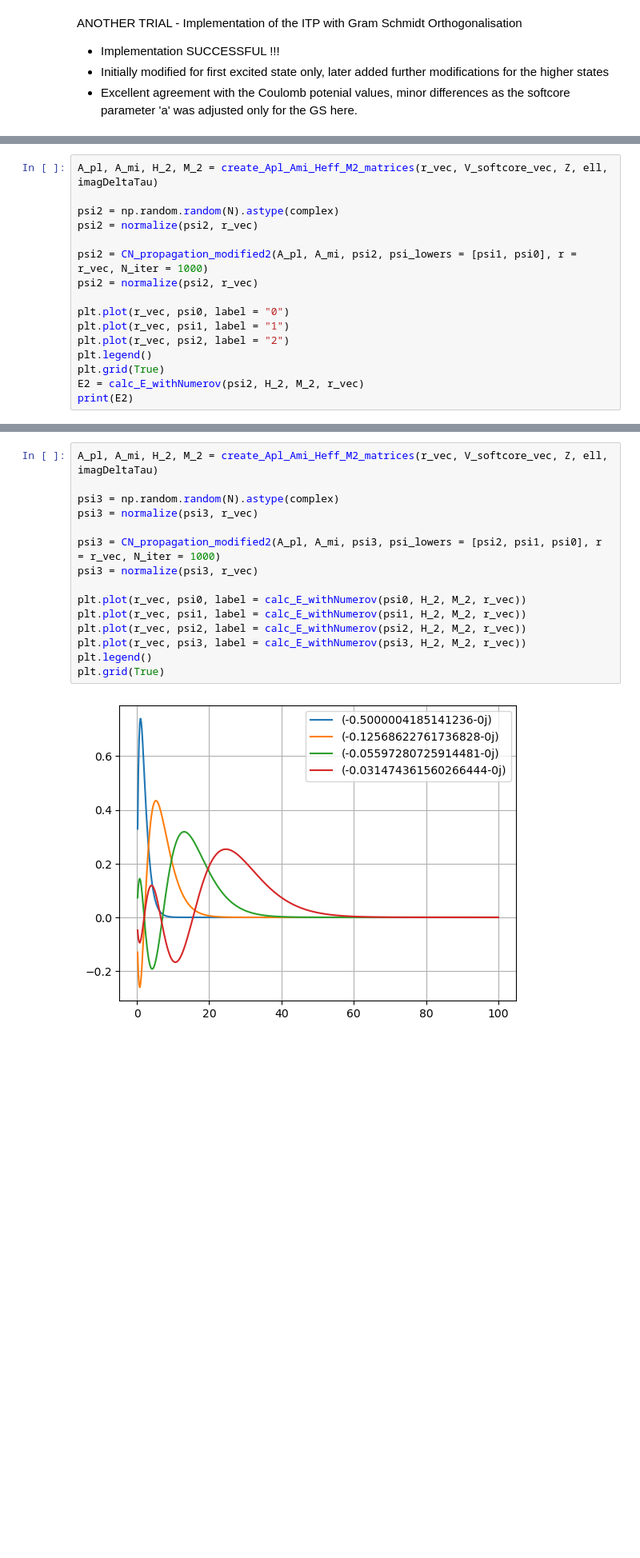
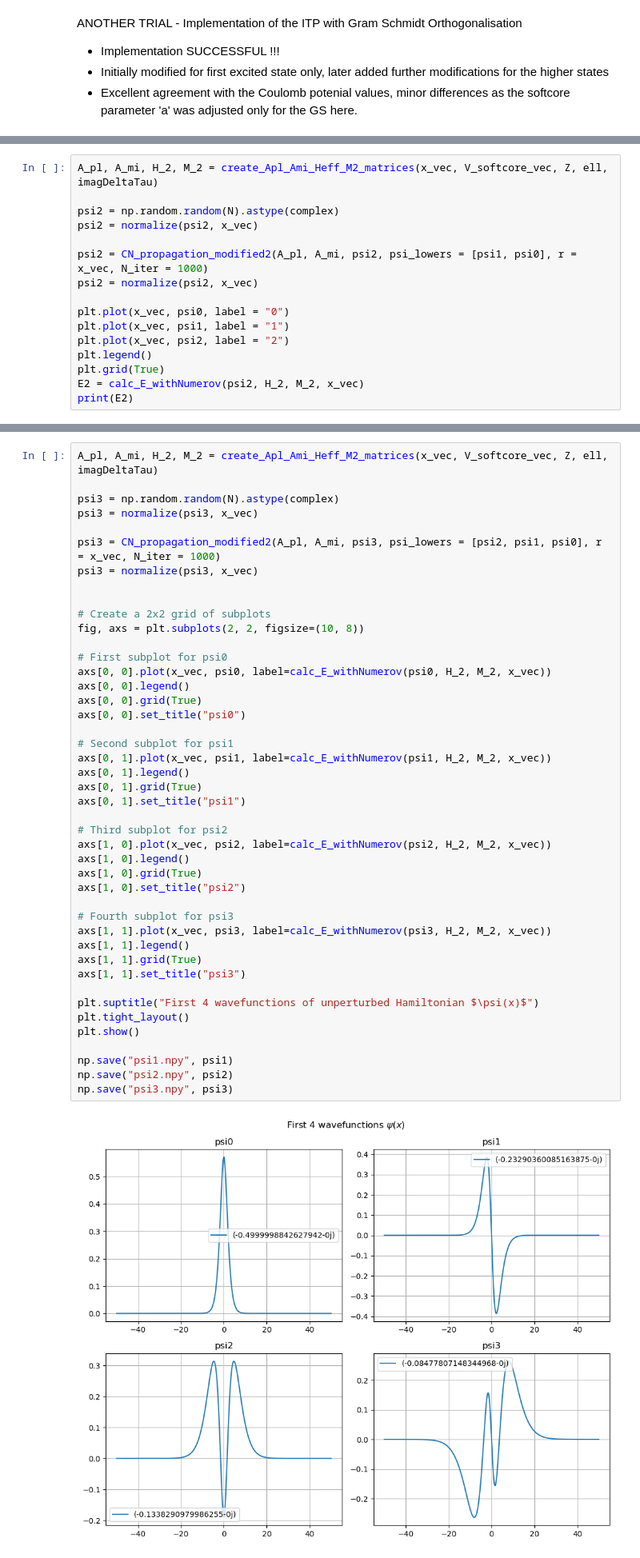
Before and after one commit to SoumyajeetMazumdar/CQMPP, a Jupyter notebook: EXAM/1_unperturbed_excited_states.ipynb, the cells around one changed output, grey strips where cells are left out. Shown at 80% size. Saved outputs shown, nothing was run; the diff lists cells and outputs as text; blank space fills up the shorter version.

Commit message:
Conversion to cartesian, first 4 eigenstates obtained

```diff
--- a/EXAM/1_unperturbed_excited_states.ipynb
+++ b/EXAM/1_unperturbed_excited_states.ipynb
@@ -191,17 +181,17 @@ np.save("psi1.npy", psi1)
 # %%
-A_pl, A_mi, H_2, M_2 = create_Apl_Ami_Heff_M2_matrices(r_vec, V_softcore_vec, Z, ell, imagDeltaTau)
+A_pl, A_mi, H_2, M_2 = create_Apl_Ami_Heff_M2_matrices(x_vec, V_softcore_vec, Z, ell, imagDeltaTau)
 
 psi2 = np.random.random(N).astype(complex)
-psi2 = normalize(psi2, r_vec)
+psi2 = normalize(psi2, x_vec)
 
-psi2 = CN_propagation_modified2(A_pl, A_mi, psi2, psi_lowers = [psi1, psi0], r = r_vec, N_iter = 1000)
-psi2 = normalize(psi2, r_vec)
+psi2 = CN_propagation_modified2(A_pl, A_mi, psi2, psi_lowers = [psi1, psi0], r = x_vec, N_iter = 1000)
+psi2 = normalize(psi2, x_vec)
 
-plt.plot(r_vec, psi0, label = "0")
-plt.plot(r_vec, psi1, label = "1")
-plt.plot(r_vec, psi2, label = "2")
+plt.plot(x_vec, psi0, label = "0")
+plt.plot(x_vec, psi1, label = "1")
+plt.plot(x_vec, psi2, label = "2")
 plt.legend()
 plt.grid(True)
-E2 = calc_E_withNumerov(psi2, H_2, M_2, r_vec)
+E2 = calc_E_withNumerov(psi2, H_2, M_2, x_vec)
 print(E2)
 # %% [output]
@@ -210,17 +200,46 @@ print(E2)
 # %%
-A_pl, A_mi, H_2, M_2 = create_Apl_Ami_Heff_M2_matrices(r_vec, V_softcore_vec, Z, ell, imagDeltaTau)
+A_pl, A_mi, H_2, M_2 = create_Apl_Ami_Heff_M2_matrices(x_vec, V_softcore_vec, Z, ell, imagDeltaTau)
 
 psi3 = np.random.random(N).astype(complex)
-psi3 = normalize(psi3, r_vec)
+psi3 = normalize(psi3, x_vec)
 
-psi3 = CN_propagation_modified2(A_pl, A_mi, psi3, psi_lowers = [psi2, psi1, psi0], r = r_vec, N_iter = 1000)
-psi3 = normalize(psi3, r_vec)
+psi3 = CN_propagation_modified2(A_pl, A_mi, psi3, psi_lowers = [psi2, psi1, psi0], r = x_vec, N_iter = 1000)
+psi3 = normalize(psi3, x_vec)
 
-plt.plot(r_vec, psi0, label = calc_E_withNumerov(psi0, H_2, M_2, r_vec))
-plt.plot(r_vec, psi1, label = calc_E_withNumerov(psi1, H_2, M_2, r_vec))
-plt.plot(r_vec, psi2, label = calc_E_withNumerov(psi2, H_2, M_2, r_vec))
-plt.plot(r_vec, psi3, label = calc_E_withNumerov(psi3, H_2, M_2, r_vec))
-plt.legend()
-plt.grid(True)
+
+# Create a 2x2 grid of subplots
+fig, axs = plt.subplots(2, 2, figsize=(10, 8))
+
+# First subplot for psi0
+axs[0, 0].plot(x_vec, psi0, label=calc_E_withNumerov(psi0, H_2, M_2, x_vec))
+axs[0, 0].legend()
+axs[0, 0].grid(True)
+axs[0, 0].set_title("psi0")
+
+# Second subplot for psi1
+axs[0, 1].plot(x_vec, psi1, label=calc_E_withNumerov(psi1, H_2, M_2, x_vec))
+axs[0, 1].legend()
+axs[0, 1].grid(True)
+axs[0, 1].set_title("psi1")
+
+# Third subplot for psi2
+axs[1, 0].plot(x_vec, psi2, label=calc_E_withNumerov(psi2, H_2, M_2, x_vec))
+axs[1, 0].legend()
+axs[1, 0].grid(True)
+axs[1, 0].set_title("psi2")
+
+# Fourth subplot for psi3
+axs[1, 1].plot(x_vec, psi3, label=calc_E_withNumerov(psi3, H_2, M_2, x_vec))
+axs[1, 1].legend()
+axs[1, 1].grid(True)
+axs[1, 1].set_title("psi3")
+
+plt.suptitle("First 4 wavefunctions of unperturbed Hamiltonian $\psi(x)$")
+plt.tight_layout()
+plt.show()
+
+np.save("psi1.npy", psi1)
+np.save("psi2.npy", psi2)
+np.save("psi3.npy", psi3)
 # %% [output]
-[figure, old version]
+[figure, new version]
```
Also changed, not shown: parts of 4 cells of this notebook, 3 other files.
